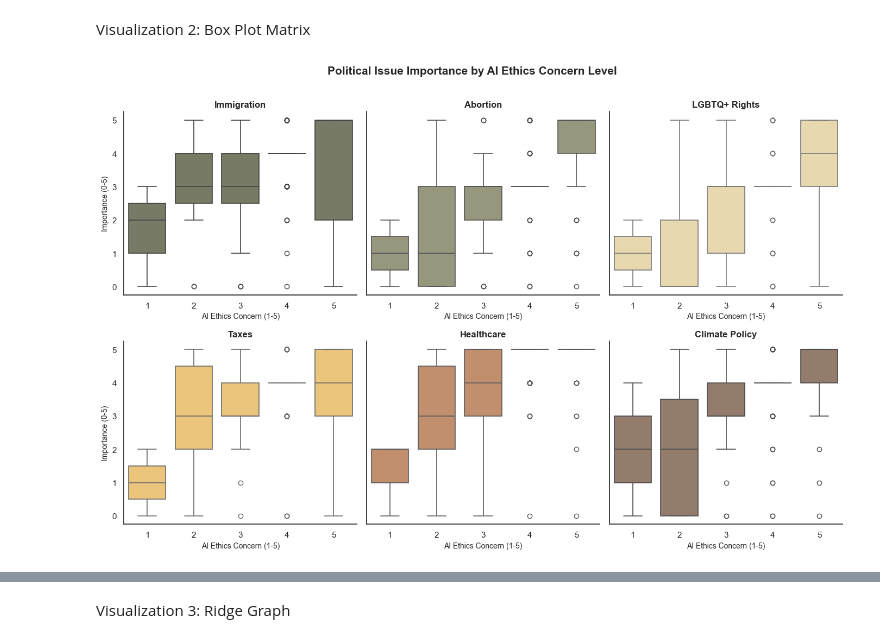
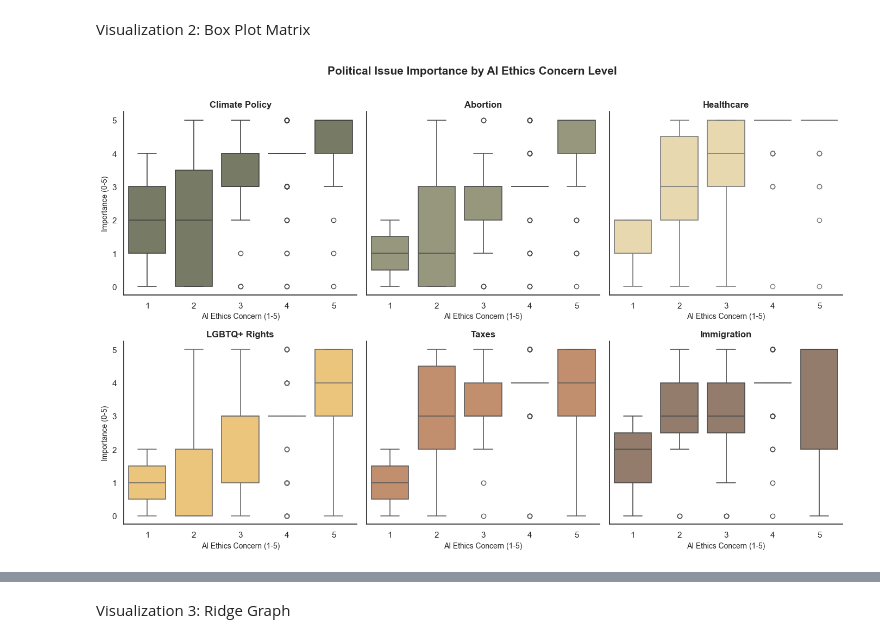
Before and after one commit to avamwilliams/105Lab5-6, a Jupyter notebook: proj.ipynb, the cells around one changed output, grey strips where cells are left out. Drawn from its saved outputs; the diff is of its cells as text; code cells hidden in the pictures.

Commit message:
Fixed the order of box plot and ridge graph to match the same order of political issues in the bar graph. set colors to be consistent for each poltiical issue. added more descriptions.

```diff
--- a/proj.ipynb
+++ b/proj.ipynb
@@ -116,37 +121,39 @@ Visualization 2: Box Plot Matrix
 # I used the lab5-6 guide to make the box plot matrix as well as claude
 # for cleaning the data
 import seaborn as sns
+import pandas as pd
+import matplotlib.pyplot as plt
 
 df = pd.read_csv('data_cleaned_ethics_political.csv')
 
-ethics_col = 'How concerned are you about the ethical status of AI generated content on social media? (Misinformation, copyright, \u2026)'
+ethics_col = 'How concerned are you about the ethical status of AI generated content on social media? (Misinformation, copyright, …)'
 
 political_cols = [
-    'Issues in politics/ how important on a scale from 0 (not important) to 5 (the most important) [Immigration]',
+    'Issues in politics/ how important on a scale from 0 (not important) to 5 (the most important) [Climate Policy]',
     'Issues in politics/ how important on a scale from 0 (not important) to 5 (the most important) [Abortion]',
+    'Issues in politics/ how important on a scale from 0 (not important) to 5 (the most important) [Healthcare]',
     'Issues in politics/ how important on a scale from 0 (not important) to 5 (the most important) [LGBTQ+ Rights]',
     'Issues in politics/ how important on a scale from 0 (not important) to 5 (the most important) [Taxes]',
-    'Issues in politics/ how important on a scale from 0 (not important) to 5 (the most important) [Healthcare]',
-    'Issues in politics/ how important on a scale from 0 (not important) to 5 (the most important) [Climate Policy]',
+    'Issues in politics/ how important on a scale from 0 (not important) to 5 (the most important) [Immigration]',
 ]
 
-political_short = ['Immigration', 'Abortion', 'LGBTQ+ Rights', 'Taxes', 'Healthcare', 'Climate Policy']
+political_short = ['Climate Policy', 'Abortion', 'Healthcare', 'LGBTQ+ Rights', 'Taxes', 'Immigration']
 colors = ['#797D62', '#9B9B7A', '#F1DCA7', '#FFCB69', '#D08C60', '#997B66']
 
 fig, axes = plt.subplots(2, 3, figsize=(14, 9), sharey=True)
 axes = axes.flatten()
 
 for i, (col, label, color) in enumerate(zip(political_cols, political_short, colors)):
     sns.boxplot(data=df, x=ethics_col, y=col, ax=axes[i], color=color, linewidth=1.2)
     axes[i].set_title(label, fontsize=12, fontweight='bold')
     axes[i].set_xlabel('AI Ethics Concern (1-5)', fontsize=10)
     axes[i].set_ylabel('Importance (0-5)' if i % 3 == 0 else '', fontsize=10)
     axes[i].spines['top'].set_visible(False)
     axes[i].spines['right'].set_visible(False)
 
 fig.suptitle('Political Issue Importance by AI Ethics Concern Level', fontsize=15, fontweight='bold', y=1.01)
 plt.tight_layout()
 plt.show()
 # %% [output]
-[figure, old version]
+[figure, new version]
 # %% [markdown]
```
Also changed, not shown: parts of 5 cells of this notebook.
